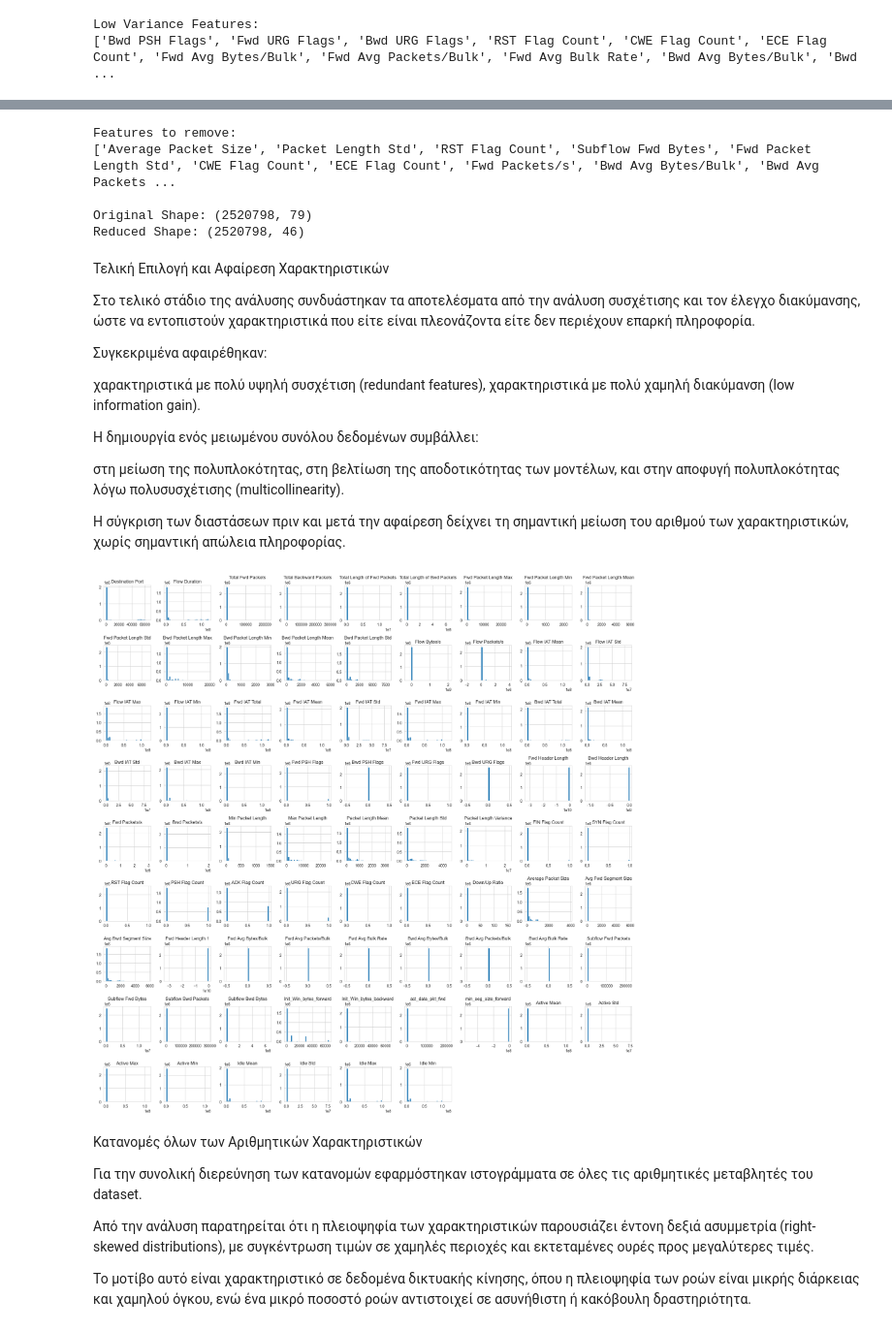
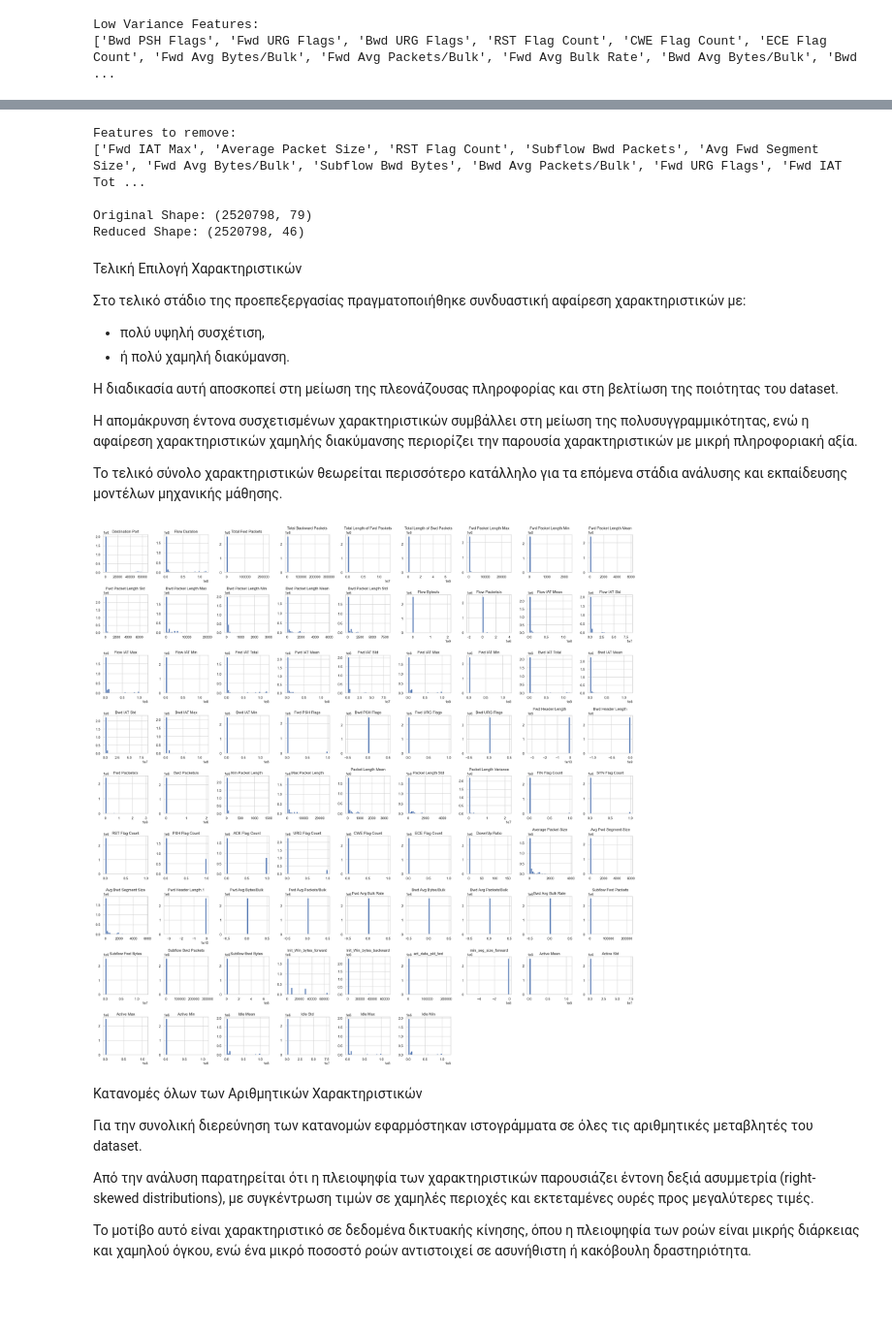
Before and after one commit to Spirosdrivilas/Export_data_ML, a Jupyter notebook: CIC_IDS_2017_EDA_Analysis.ipynb, the cells around one changed output, grey strips where cells are left out. Shown at 97% size. Saved outputs shown, nothing was run; the diff lists cells and outputs as text; code cells hidden in the pictures; blank space fills up the shorter version.

```diff
--- a/CIC_IDS_2017_EDA_Analysis.ipynb
+++ b/CIC_IDS_2017_EDA_Analysis.ipynb
@@ -560,44 +629,45 @@ features_to_drop = list(set(features_to_drop))
 print("Features to remove:")
 print(features_to_drop)
 
+feature_removal_summary = pd.DataFrame({
+    'Feature': features_to_drop,
+    'Reason': [
+        'High Correlation' if f in high_corr_features else 'Low Variance'
+        for f in features_to_drop
+    ]
+})
+
+feature_removal_summary
 df_reduced = df.drop(columns=features_to_drop)
 
 print("\nOriginal Shape:", df.shape)
 print("Reduced Shape:", df_reduced.shape)
 # %% [output]
 Features to remove:
-['Average Packet Size', 'Packet Length Std', 'RST Flag Count', 'Subflow Fwd Bytes', 'Fwd Packet Length Std', 'CWE Flag Count', 'ECE Flag Count', 'Fwd Packets/s', 'Bwd Avg Bytes/Bulk', 'Bwd Avg Packets ...
+['Fwd IAT Max', 'Average Packet Size', 'RST Flag Count', 'Subflow Bwd Packets', 'Avg Fwd Segment Size', 'Fwd Avg Bytes/Bulk', 'Subflow Bwd Bytes', 'Bwd Avg Packets/Bulk', 'Fwd URG Flags', 'Fwd IAT Tot ...
 
 Original Shape: (2520798, 79)
 Reduced Shape: (2520798, 46)
 # %% [markdown]
-Τελική Επιλογή και Αφαίρεση Χαρακτηριστικών
+Τελική Επιλογή Χαρακτηριστικών
 
-Στο τελικό στάδιο της ανάλυσης συνδυάστηκαν τα αποτελέσματα από την ανάλυση συσχέτισης και τον έλεγχο διακύμανσης, ώστε να εντοπιστούν χαρακτηριστικά που είτε είναι πλεονάζοντα είτε δεν περιέχουν επαρκή πληροφορία.
+Στο τελικό στάδιο της προεπεξεργασίας πραγματοποιήθηκε συνδυαστική αφαίρεση χαρακτηριστικών με:
+- πολύ υψηλή συσχέτιση,
+- ή πολύ χαμηλή διακύμανση.
 
-Συγκεκριμένα αφαιρέθηκαν:
+Η διαδικασία αυτή αποσκοπεί στη μείωση της πλεονάζουσας πληροφορίας και στη βελτίωση της ποιότητας του dataset.
 
-χαρακτηριστικά με πολύ υψηλή συσχέτιση (redundant features),
-χαρακτηριστικά με πολύ χαμηλή διακύμανση (low information gain).
+Η απομάκρυνση έντονα συσχετισμένων χαρακτηριστικών συμβάλλει στη μείωση της πολυσυγγραμμικότητας, ενώ η αφαίρεση χαρακτηριστικών χαμηλής διακύμανσης περιορίζει την παρουσία χαρακτηριστικών με μικρή πληροφοριακή αξία.
 
-Η δημιουργία ενός μειωμένου συνόλου δεδομένων συμβάλλει:
-
-στη μείωση της πολυπλοκότητας,
-στη βελτίωση της αποδοτικότητας των μοντέλων,
-και στην αποφυγή πολυπλοκότητας λόγω πολυσυσχέτισης (multicollinearity).
-
-Η σύγκριση των διαστάσεων πριν και μετά την αφαίρεση δείχνει τη σημαντική μείωση του αριθμού των χαρακτηριστικών, χωρίς σημαντική απώλεια πληροφορίας.
+Το τελικό σύνολο χαρακτηριστικών θεωρείται περισσότερο κατάλληλο για τα επόμενα στάδια ανάλυσης και εκπαίδευσης μοντέλων μηχανικής μάθησης.
 # %%
 # ΚΕΛΙ 12
-numeric_df.hist(
-    figsize=(20,20),
-    bins=30
-)
+numeric_df.hist(figsize=(24,24), bins=30)
 
 plt.tight_layout()
 plt.show()
 # %% [output]
-[figure, old version]
+[figure, new version]
 # %% [markdown]
 Κατανομές όλων των Αριθμητικών Χαρακτηριστικών
 
```
Also changed, not shown: parts of 44 cells of this notebook.
